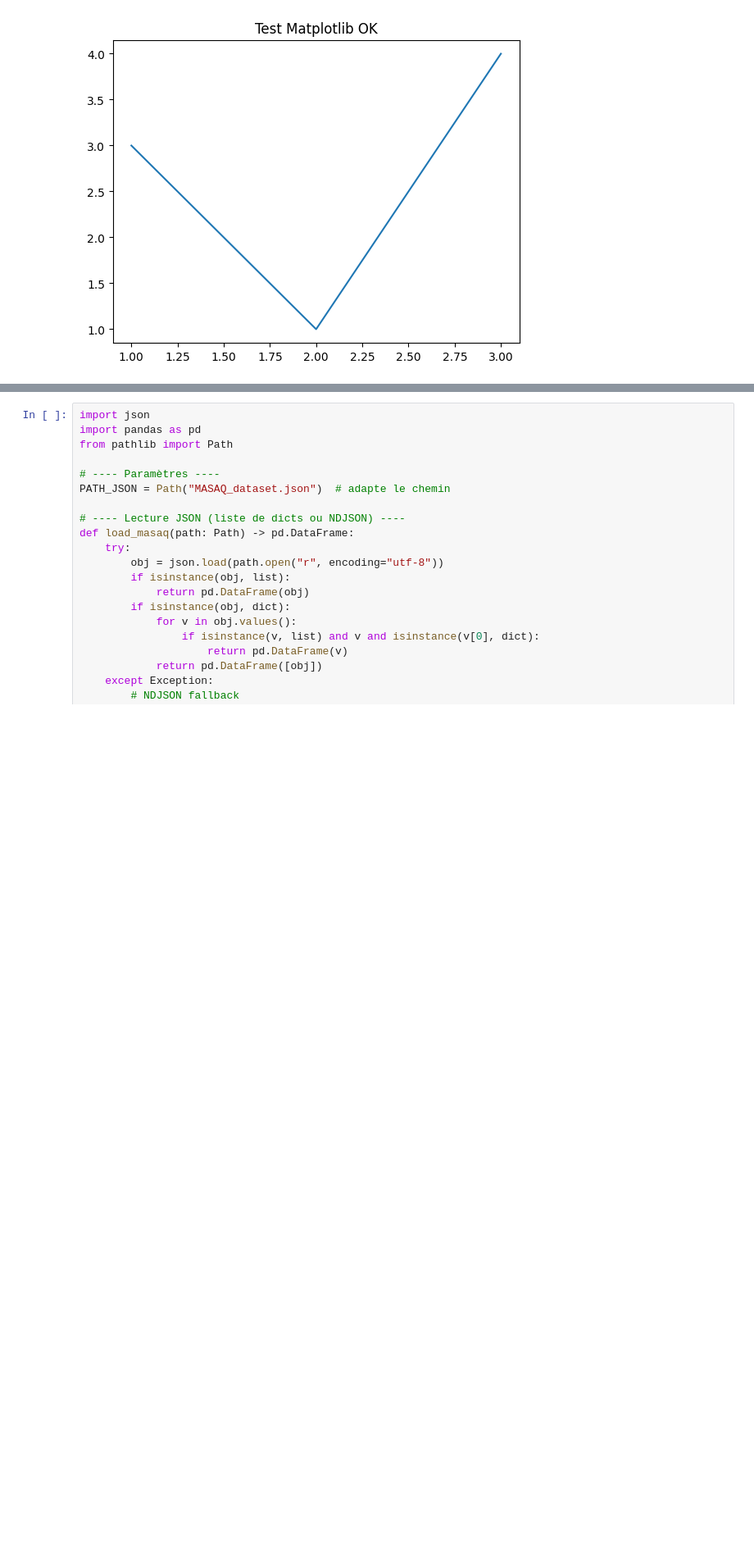
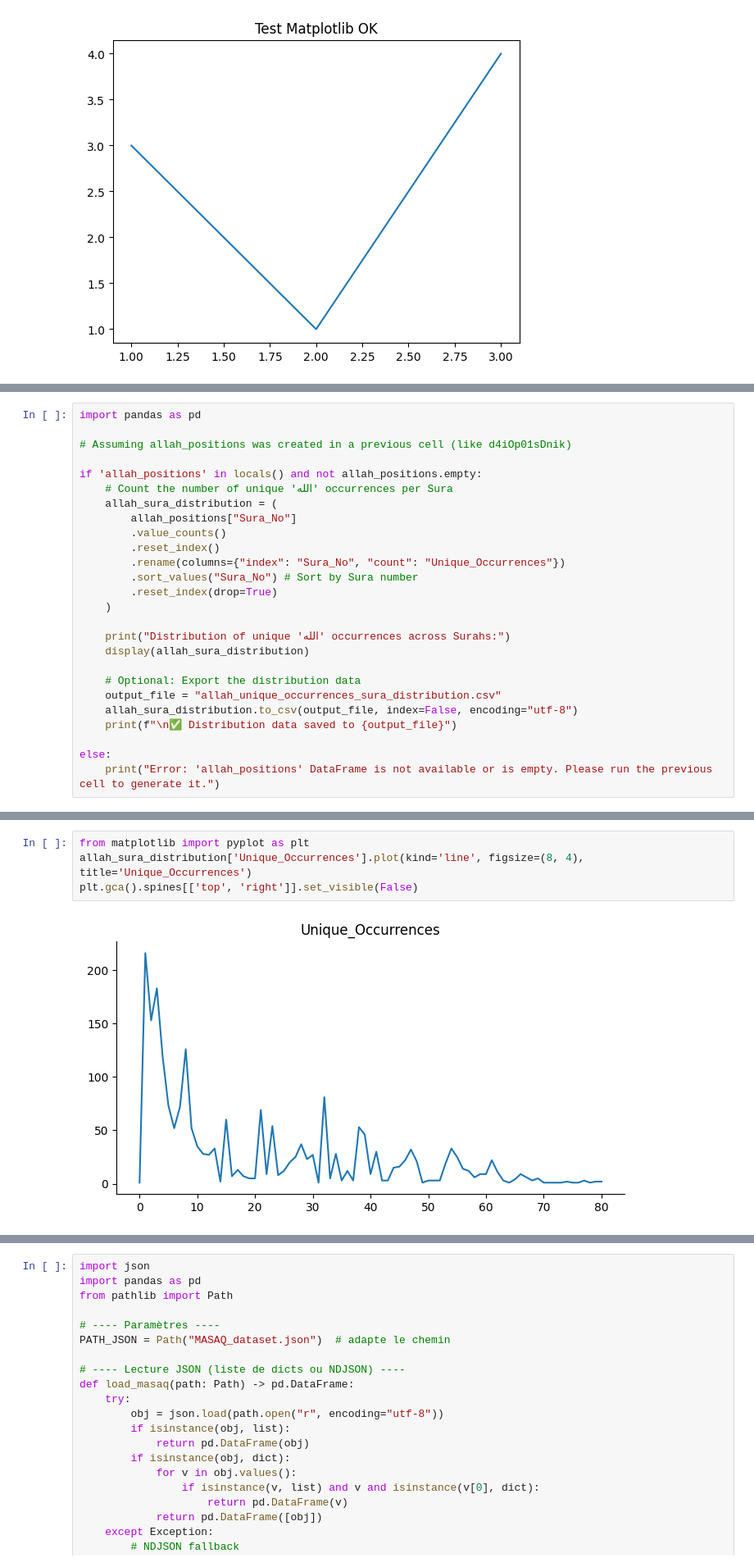
Before and after one commit to MoKaDaLi/Data-Science-for-Quran, a Jupyter notebook: Data_Science_for_Quran.ipynb, the cells around one changed output, grey strips where cells are left out. Shown at 82% size. Cells and saved outputs as stored; diff of their text form; blank space fills up the shorter version.

```diff
--- a/Data_Science_for_Quran.ipynb
+++ b/Data_Science_for_Quran.ipynb
@@ -112,0 +349,26 @@ Renamed 'MASAQ.json' to 'MASAQ_dataset.json'
+# %%
+import pandas as pd
+
+# Assuming allah_positions was created in a previous cell (like d4iOp01sDnik)
+
+if 'allah_positions' in locals() and not allah_positions.empty:
+    # Count the number of unique 'الله' occurrences per Sura
+    allah_sura_distribution = (
+        allah_positions["Sura_No"]
+        .value_counts()
+        .reset_index()
+        .rename(columns={"index": "Sura_No", "count": "Unique_Occurrences"})
+        .sort_values("Sura_No") # Sort by Sura number
+        .reset_index(drop=True)
+    )
+
+    print("Distribution of unique 'الله' occurrences across Surahs:")
+    display(allah_sura_distribution)
+
+    # Optional: Export the distribution data
+    output_file = "allah_unique_occurrences_sura_distribution.csv"
+    allah_sura_distribution.to_csv(output_file, index=False, encoding="utf-8")
+    print(f"\n✅ Distribution data saved to {output_file}")
+
+else:
+    print("Error: 'allah_positions' DataFrame is not available or is empty. Please run the previous cell to generate it.")
@@ -112,0 +438,6 @@ Renamed 'MASAQ.json' to 'MASAQ_dataset.json'
+# %%
+from matplotlib import pyplot as plt
+allah_sura_distribution['Unique_Occurrences'].plot(kind='line', figsize=(8, 4), title='Unique_Occurrences')
+plt.gca().spines[['top', 'right']].set_visible(False)
+# %% [output]
+[figure, added]
```
Also changed, not shown: parts of 13 cells of this notebook.
